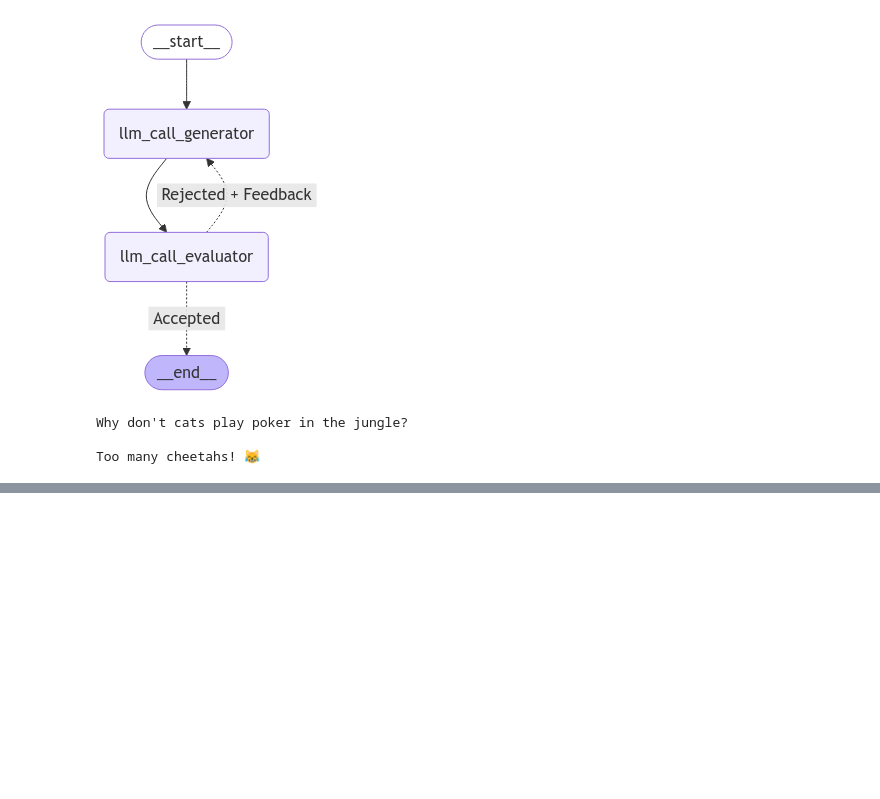
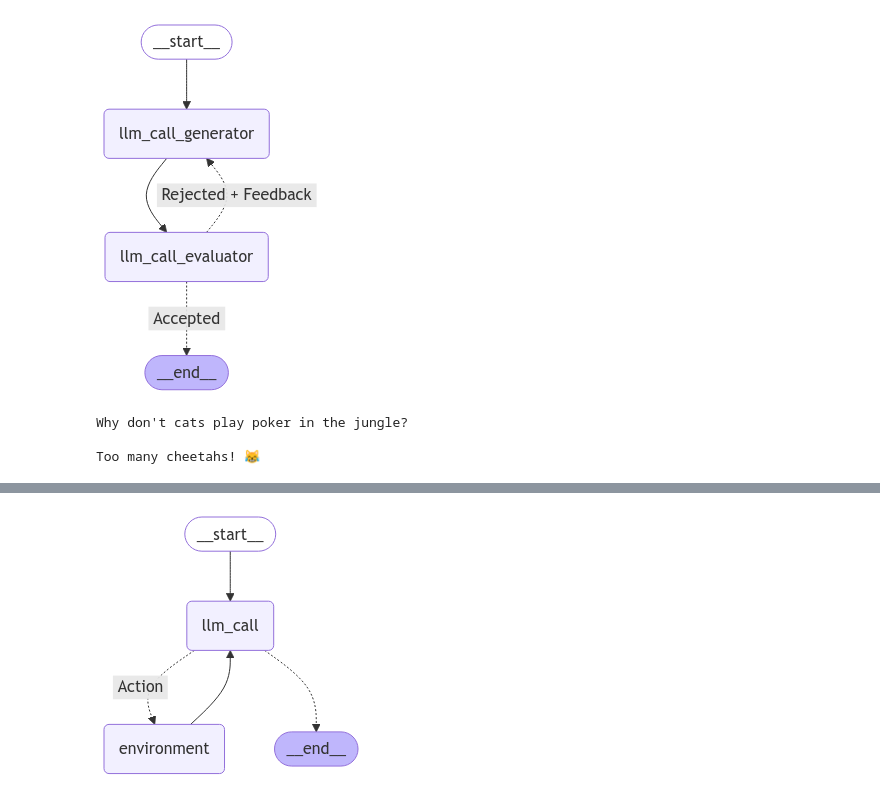
Before and after one commit to heohyunjun/FinBrainAgent, a Jupyter notebook: tuto_workflow_and_agent.ipynb, the cells around one changed output, grey strips where cells are left out. Saved outputs shown, nothing was run; the diff lists cells and outputs as text; code cells hidden in the pictures; blank space fills up the shorter version.

Commit message:
chore: LangGraph 워크플로우 튜토리얼-4

```diff
--- a/tuto_workflow_and_agent.ipynb
+++ b/tuto_workflow_and_agent.ipynb
@@ -691,0 +800,22 @@ Too many cheetahs! 😹
+# %%
+# 워크플로우 빌드
+agent_builder = StateGraph(MessagesState)
+
+# 노드 추가
+agent_builder.add_node("llm_call", llm_call)
+agent_builder.add_node("environment", tool_node)
+
+# 엣지 추가
+agent_builder.add_edge(START, "llm_call")
+agent_builder.add_conditional_edges("llm_call", should_continue, {"Action": "environment",
+                                                                  END: END})
+
+agent_builder.add_edge("environment", "llm_call")
+
+# Compile the agent
+agent = agent_builder.compile()
+
+# Show the agent
+display(Image(agent.get_graph(xray=True).draw_mermaid_png()))
+# %% [output]
+[figure, added]
```
Also changed, not shown: parts of 5 cells of this notebook.
